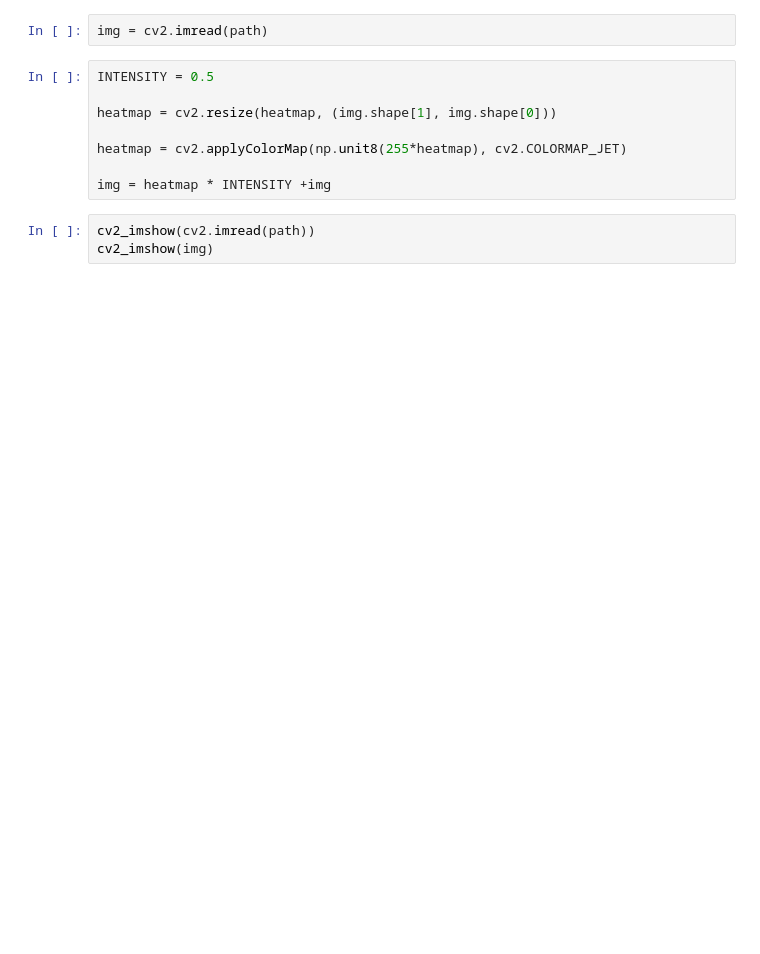
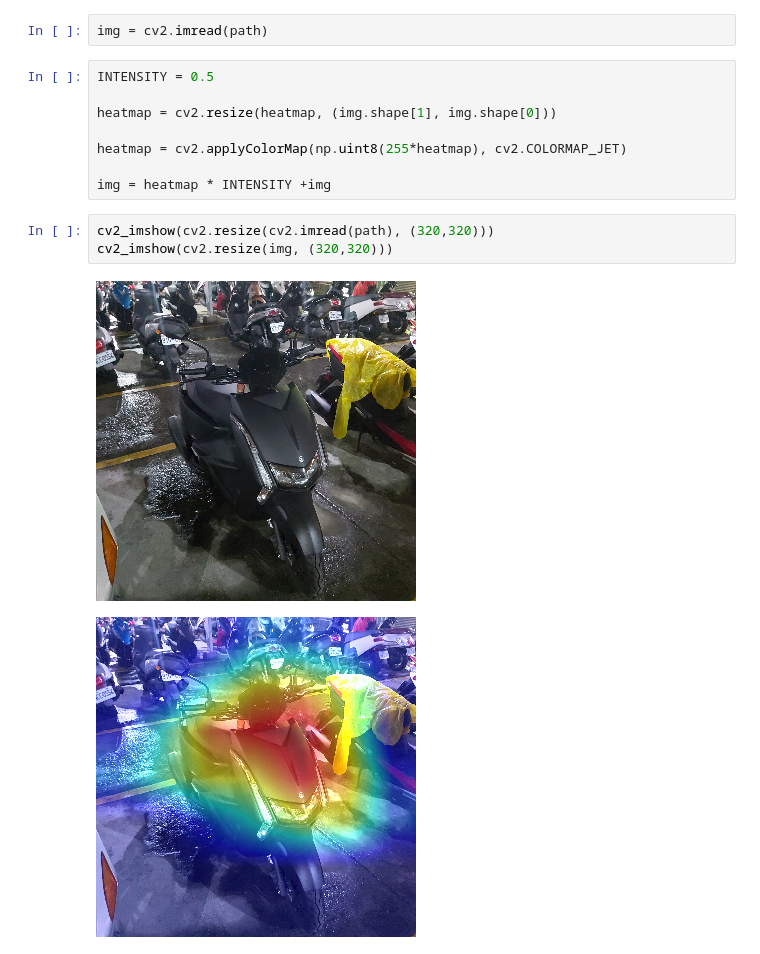
Before and after one commit to Whaleman0423/Project_Scooter_Model_Image_Recognition, a Jupyter notebook: MobileNetV2_scooters1106.ipynb, the cells around one changed output. Cells and saved outputs as stored; diff of their text form; blank space fills up the shorter version.

```diff
--- a/MobileNetV2_scooters1106.ipynb
+++ b/MobileNetV2_scooters1106.ipynb
@@ -336,9 +359,12 @@ INTENSITY = 0.5
 
 heatmap = cv2.resize(heatmap, (img.shape[1], img.shape[0]))
 
-heatmap = cv2.applyColorMap(np.unit8(255*heatmap), cv2.COLORMAP_JET)
+heatmap = cv2.applyColorMap(np.uint8(255*heatmap), cv2.COLORMAP_JET)
 
 img = heatmap * INTENSITY +img
 # %%
-cv2_imshow(cv2.imread(path))
-cv2_imshow(img)
+cv2_imshow(cv2.resize(cv2.imread(path), (320,320)))
+cv2_imshow(cv2.resize(img, (320,320)))
+# %% [output]
+[figure, added]
+[figure, added]
```
Also changed, not shown: parts of 9 cells of this notebook.
